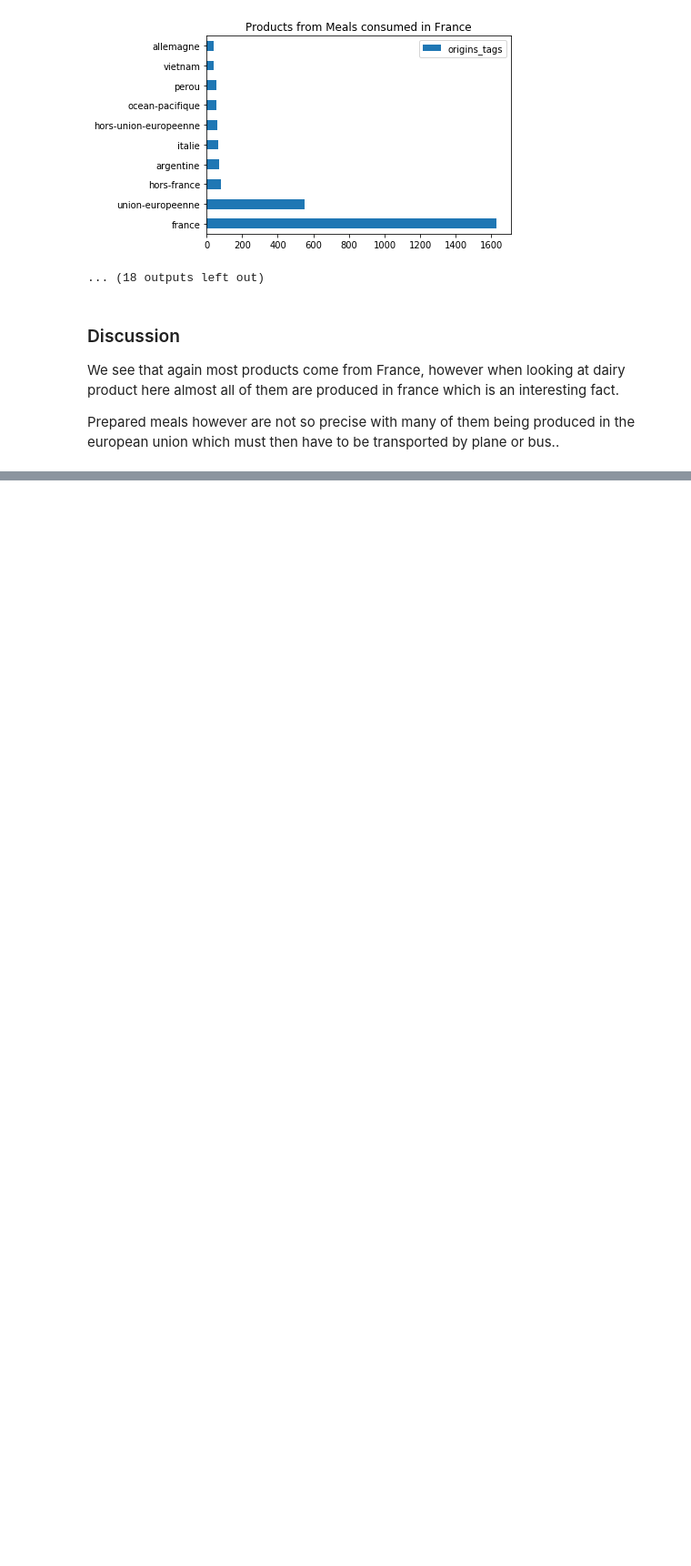
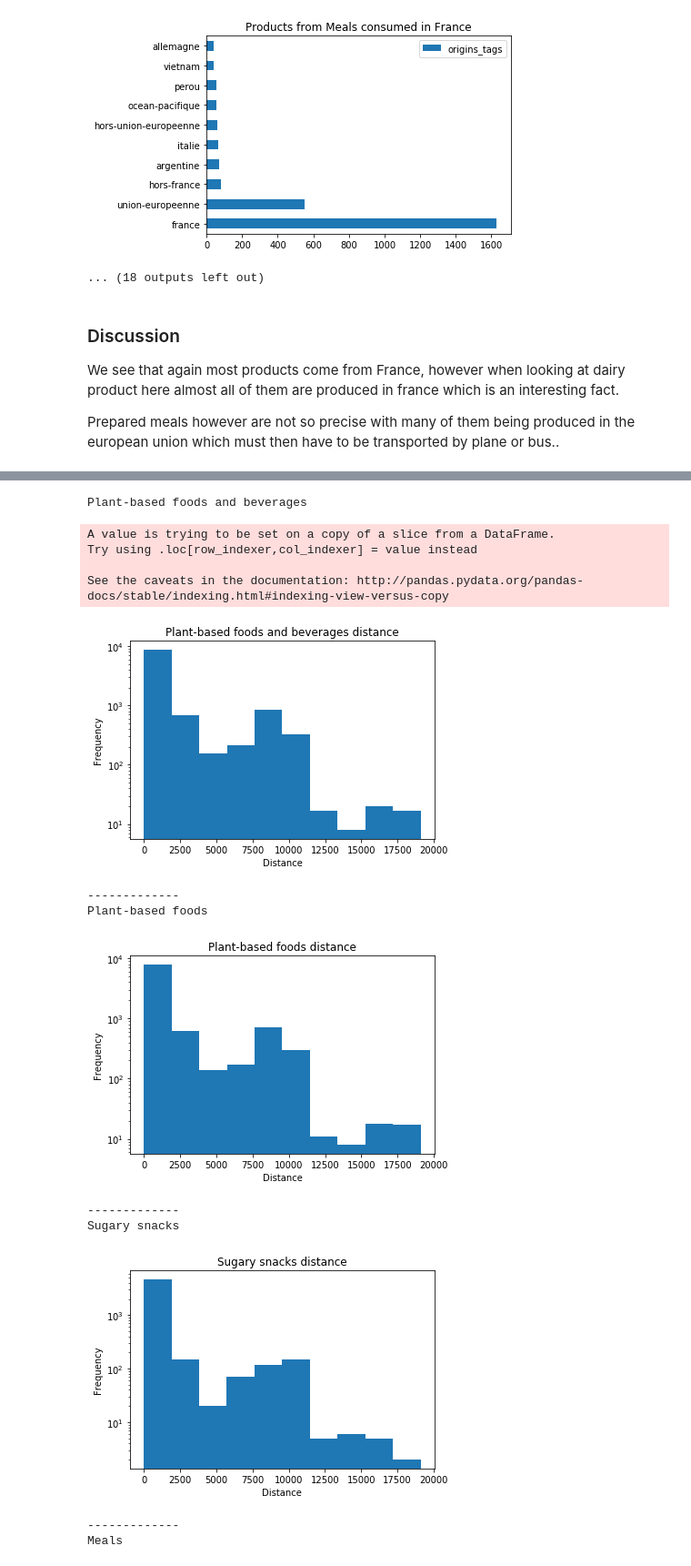
Before and after one commit to lanzrein/ada_project, a Jupyter notebook: MilestoneFinal.ipynb, the cells around one changed output, grey strips where cells are left out. Shown at 91% size. Saved outputs shown, nothing was run; the diff lists cells and outputs as text; code cells hidden in the pictures; blank space fills up the shorter version.

```diff
--- a/MilestoneFinal.ipynb
+++ b/MilestoneFinal.ipynb
@@ -1585,0 +1702,8 @@ for cat in by_cat_15.index:
+# %%
+
+distance_df.set_index('Unnamed: 0',inplace=True)
+distance_df.index.name = ''
+# %%
+## We select only french products.
+z = data[data["countries"] == "France"].join(distance_df).dropna(subset=['distance'])
+z.head()
@@ -1585,0 +1718,9 @@ for cat in by_cat_15.index:
+# %%
+## Explode the categroies...
+explode = z['categories_en'].str.split(',').apply(pd.Series).unstack().dropna().to_frame()
+explode = explode.reset_index().set_index('level_1')
+explode = explode.drop(['level_0'],axis=1)
+explode.index.name=''
+merged = explode.join(z)
+# %%
+largest = explode[explode[0].apply(lambda x : not x.startswith('en:'))][0].value_counts().nlargest(15)
@@ -1585,0 +1746,29 @@ for cat in by_cat_15.index:
+# %%
+## lots of plots but its also all saved so we dont need to rerun them.
+for category in list(largest.index):
+    # pick the category
+    cat = merged[merged[0]==category]
+    print(category)
+    # get the distance as a float.
+    cat['distance'] = cat['distance'].apply(lambda x : float(x[:-2]))
+    # plot
+    cat['distance'].plot.hist(bins=10,title=category+" distance",logy=True)
+    plt.xlabel("Distance")
+    plt.savefig("img/"+category+"_distance_sns.png",bbox_inches="tight")
+    plt.show()
+    print("-------------")
+# %% [output]
+Plant-based foods and beverages
+A value is trying to be set on a copy of a slice from a DataFrame.
+Try using .loc[row_indexer,col_indexer] = value instead
+
+See the caveats in the documentation: http://pandas.pydata.org/pandas-docs/stable/indexing.html#indexing-view-versus-copy
+[figure, added]
+-------------
+Plant-based foods
+[figure, added]
+-------------
+Sugary snacks
+[figure, added]
+-------------
+Meals
```
Also changed, not shown: parts of 21 cells of this notebook, 20 other files.
